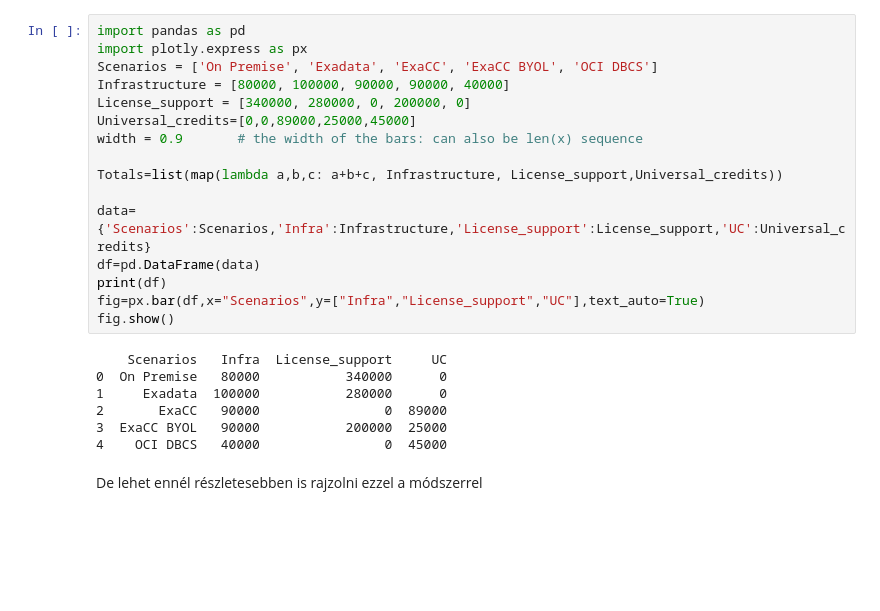
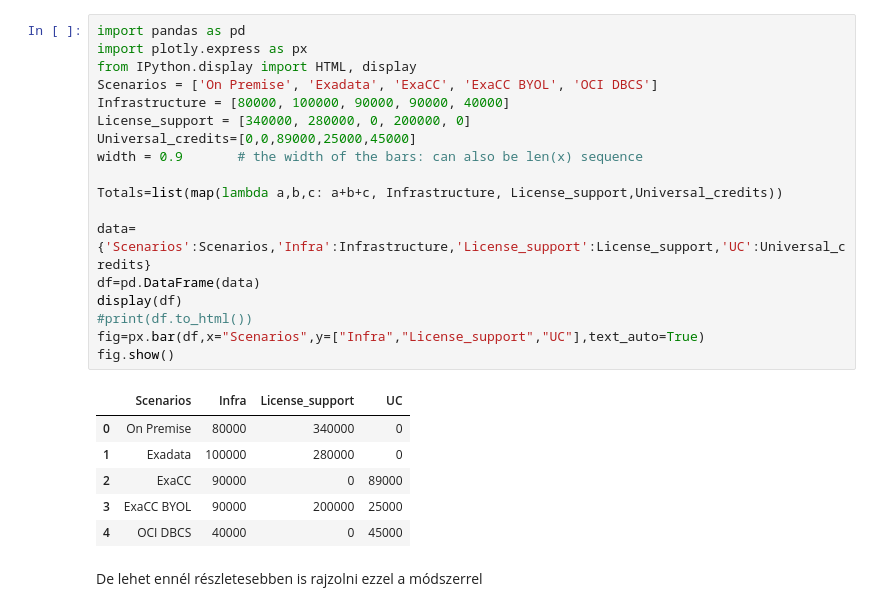
Before and after one commit to balazsmolnar72/Python-tests, a Jupyter notebook: plotlyTest.ipynb, the cells around one changed output. Saved outputs shown, nothing was run; the diff lists cells and outputs as text; blank space fills up the shorter version.

```diff
--- a/plotlyTest.ipynb
+++ b/plotlyTest.ipynb
@@ -1,26 +1,28 @@
 # %%
 import pandas as pd
 import plotly.express as px
+from IPython.display import HTML, display
 Scenarios = ['On Premise', 'Exadata', 'ExaCC', 'ExaCC BYOL', 'OCI DBCS']
 Infrastructure = [80000, 100000, 90000, 90000, 40000]
 License_support = [340000, 280000, 0, 200000, 0]
 Universal_credits=[0,0,89000,25000,45000]
 width = 0.9       # the width of the bars: can also be len(x) sequence
 
 Totals=list(map(lambda a,b,c: a+b+c, Infrastructure, License_support,Universal_credits))
 
 data={'Scenarios':Scenarios,'Infra':Infrastructure,'License_support':License_support,'UC':Universal_credits}
 df=pd.DataFrame(data)
-print(df)
+display(df)
+#print(df.to_html())
 fig=px.bar(df,x="Scenarios",y=["Infra","License_support","UC"],text_auto=True)
 fig.show()
 # %% [output]
-    Scenarios   Infra  License_support     UC
-0  On Premise   80000           340000      0
-1     Exadata  100000           280000      0
-2       ExaCC   90000                0  89000
-3  ExaCC BYOL   90000           200000  25000
-4    OCI DBCS   40000                0  45000
+|  | Scenarios | Infra | License_support | UC |
+| 0 | On Premise | 80000 | 340000 | 0 |
+| 1 | Exadata | 100000 | 280000 | 0 |
+| 2 | ExaCC | 90000 | 0 | 89000 |
+| 3 | ExaCC BYOL | 90000 | 200000 | 25000 |
+| 4 | OCI DBCS | 40000 | 0 | 45000 |
 # %% [markdown]
 De lehet ennél részletesebben is rajzolni ezzel a módszerrel
 # %%
```
Also changed, not shown: parts of 1 cell of this notebook, 4 other files.
